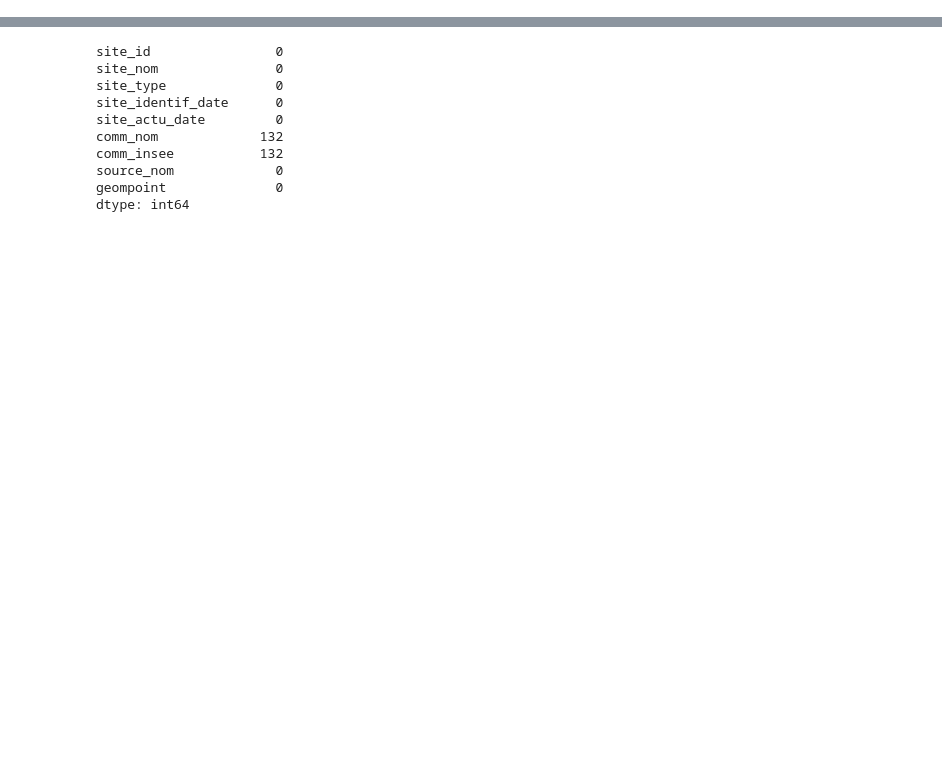
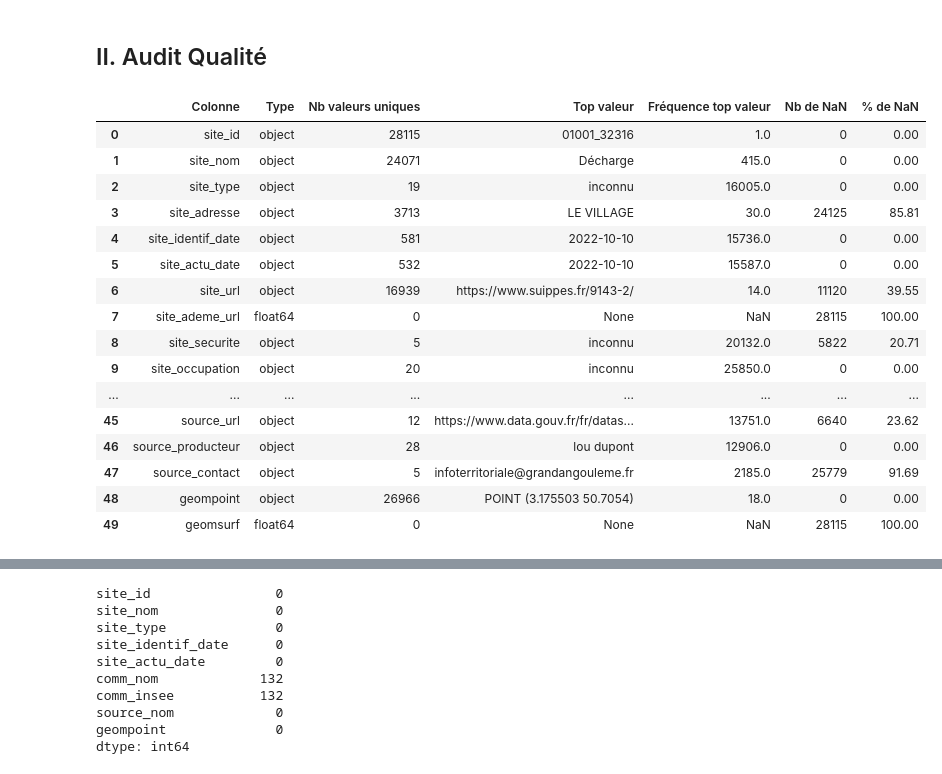
Before and after one commit to Hagatiana/cartofriches, a Jupyter notebook: friches.ipynb, the cells around one changed output, grey strips where cells are left out. Cells and saved outputs as stored; diff of their text form; code cells hidden in the pictures; blank space fills up the shorter version.

```diff
--- a/friches.ipynb
+++ b/friches.ipynb
@@ -44,0 +53,38 @@ print(df.columns.tolist())
+# %% [markdown]
+## II. Audit Qualité
+# %%
+#Audit qualité
+audit_report = []
+
+for col in df.columns:
+    series = df[col]
+    audit_report.append({
+        "Colonne": col,
+        "Type": series.dtype,
+        "Nb valeurs uniques": series.nunique(dropna=True),
+        "Top valeur": series.mode().iloc[0] if not series.mode().empty else None,
+        "Fréquence top valeur": series.value_counts(dropna=True).iloc[0] if not series.value_counts(dropna=True).empty else None,
+        "Nb de NaN": series.isna().sum(),
+        "% de NaN": round(series.isna().mean() * 100, 2)
+    })
+
+audit_df = pd.DataFrame(audit_report)
+audit_df
+# %% [output]
+|  | Colonne | Type | Nb valeurs uniques | Top valeur | Fréquence top valeur | Nb de NaN | % de NaN |
+| 0 | site_id | object | 28115 | 01001_32316 | 1.0 | 0 | 0.00 |
+| 1 | site_nom | object | 24071 | Décharge | 415.0 | 0 | 0.00 |
+| 2 | site_type | object | 19 | inconnu | 16005.0 | 0 | 0.00 |
+| 3 | site_adresse | object | 3713 | LE VILLAGE | 30.0 | 24125 | 85.81 |
+| 4 | site_identif_date | object | 581 | 2022-10-10 | 15736.0 | 0 | 0.00 |
+| 5 | site_actu_date | object | 532 | 2022-10-10 | 15587.0 | 0 | 0.00 |
+| 6 | site_url | object | 16939 | https://www.suippes.fr/9143-2/ | 14.0 | 11120 | 39.55 |
+| 7 | site_ademe_url | float64 | 0 | None | NaN | 28115 | 100.00 |
+| 8 | site_securite | object | 5 | inconnu | 20132.0 | 5822 | 20.71 |
+| 9 | site_occupation | object | 20 | inconnu | 25850.0 | 0 | 0.00 |
+| ... | ... | ... | ... | ... | ... | ... | ... |
+| 45 | source_url | object | 12 | https://www.data.gouv.fr/fr/datas... | 13751.0 | 6640 | 23.62 |
+| 46 | source_producteur | object | 28 | lou dupont | 12906.0 | 0 | 0.00 |
+| 47 | source_contact | object | 5 | infoterritoriale@grandangouleme.fr | 2185.0 | 25779 | 91.69 |
+| 48 | geompoint | object | 26966 | POINT (3.175503 50.7054) | 18.0 | 0 | 0.00 |
+| 49 | geomsurf | float64 | 0 | None | NaN | 28115 | 100.00 |
```
Also changed, not shown: parts of 28 cells of this notebook.
